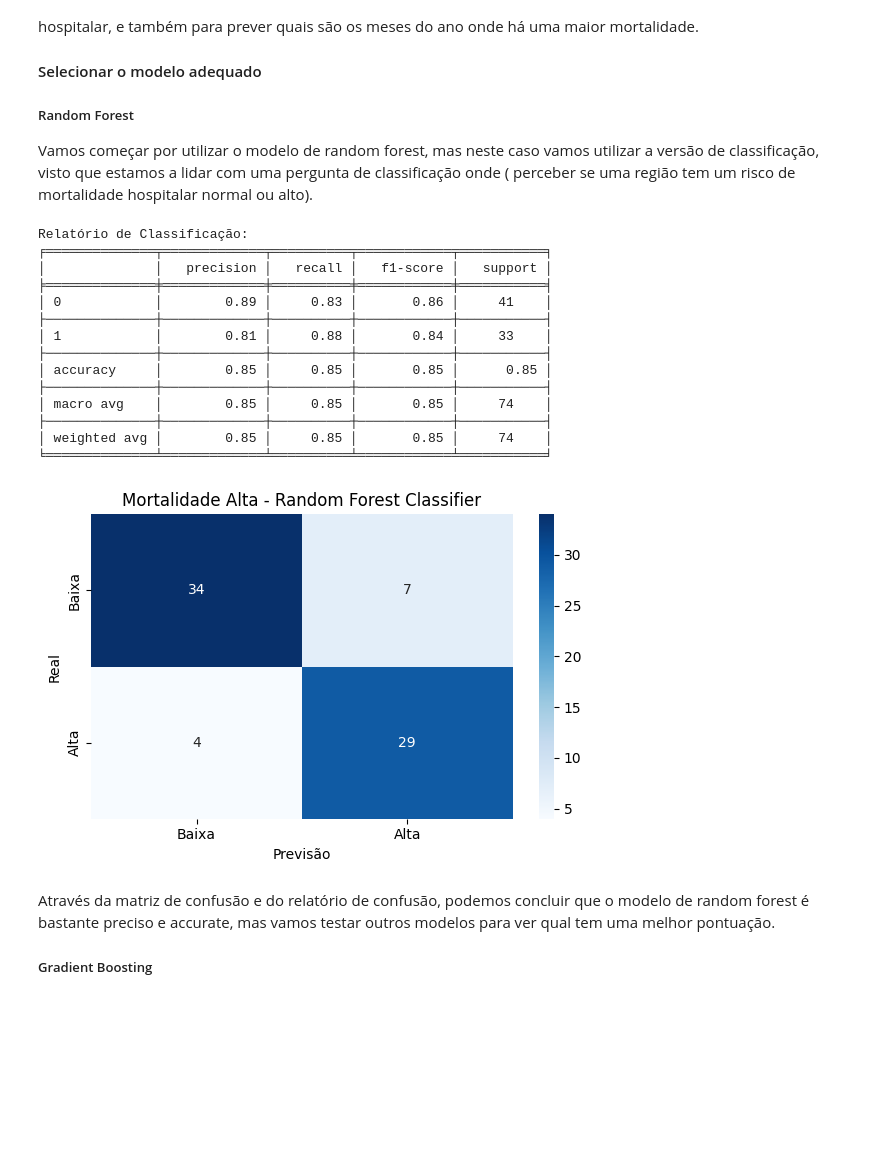
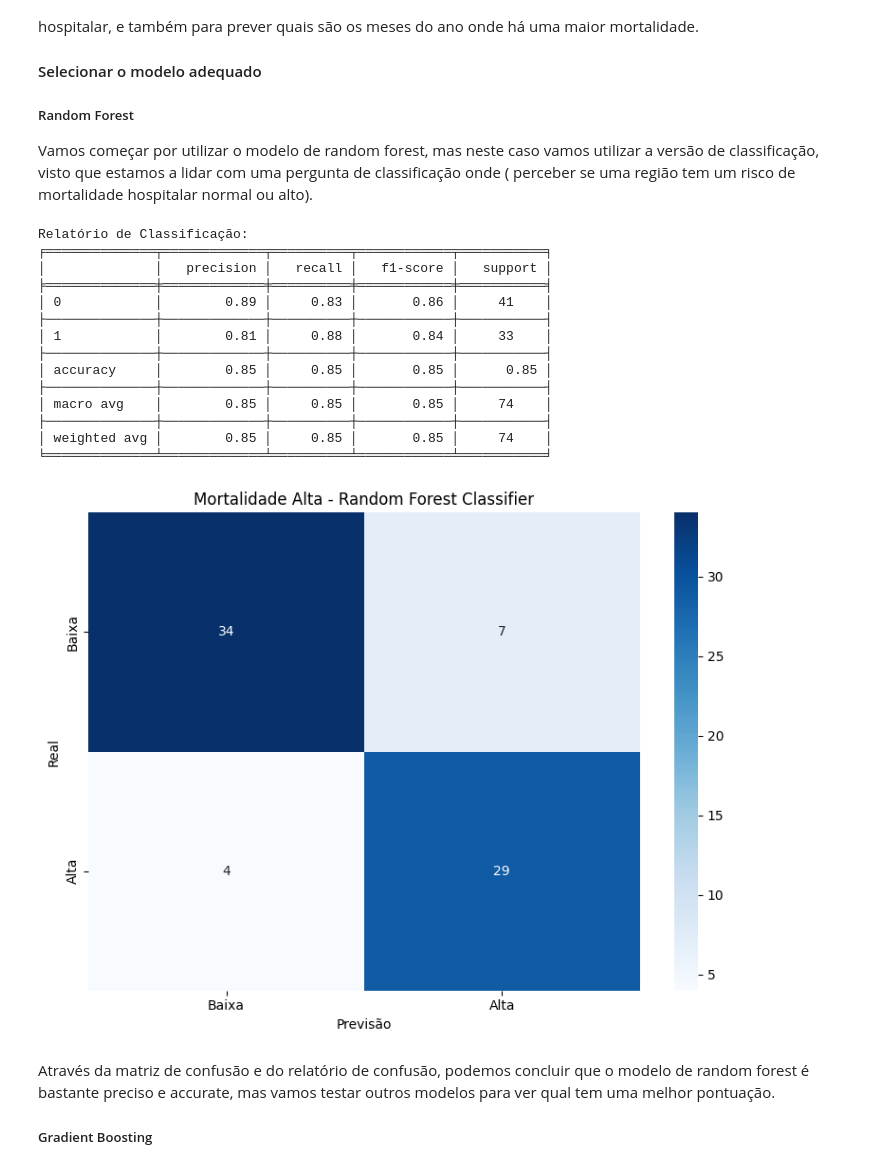
Before and after one commit to He1senb0rg/Projeto-PCD, a Jupyter notebook: projeto.ipynb, the cells around one changed output. Drawn from its saved outputs; the diff is of its cells as text; code cells hidden in the pictures; blank space fills up the shorter version.

```diff
--- a/projeto.ipynb
+++ b/projeto.ipynb
@@ -556,35 +556,35 @@ y_pred_p2 = rf_model_p2.predict(X_test_p2)
 # avaliar o modelo
 print("Relatório de Classificação:")
 report = classification_report(y_test_p2, y_pred_p2, output_dict=True)
 df_report = pd.DataFrame(report).transpose().round(2)
 
 # mostrar o relatório de classificação
 print(tabulate(df_report, headers="keys", tablefmt="fancy_grid"))
 
 # mostrar a matriz de confusão
-plt.figure(figsize=(6, 4))
+plt.figure(figsize=(8, 6))
 sns.heatmap(confusion_matrix(y_test_p2, y_pred_p2), annot=True, fmt="d", cmap="Blues", xticklabels=["Baixa", "Alta"], yticklabels=["Baixa", "Alta"])
 plt.title("Mortalidade Alta - Random Forest Classifier")
 plt.xlabel("Previsão")
 plt.ylabel("Real")
 plt.tight_layout()
 plt.show()
 # %% [output]
 Relatório de Classificação:
 ╒══════════════╤═════════════╤══════════╤════════════╤═══════════╕
 │              │   precision │   recall │   f1-score │   support │
 ╞══════════════╪═════════════╪══════════╪════════════╪═══════════╡
 │ 0            │        0.89 │     0.83 │       0.86 │     41    │
 ├──────────────┼─────────────┼──────────┼────────────┼───────────┤
 │ 1            │        0.81 │     0.88 │       0.84 │     33    │
 ├──────────────┼─────────────┼──────────┼────────────┼───────────┤
 │ accuracy     │        0.85 │     0.85 │       0.85 │      0.85 │
 ├──────────────┼─────────────┼──────────┼────────────┼───────────┤
 │ macro avg    │        0.85 │     0.85 │       0.85 │     74    │
 ├──────────────┼─────────────┼──────────┼────────────┼───────────┤
 │ weighted avg │        0.85 │     0.85 │       0.85 │     74    │
 ╘══════════════╧═════════════╧══════════╧════════════╧═══════════╛
-[figure, old version]
+[figure, new version]
 # %% [markdown]
 Através da matriz de confusão e do relatório de confusão, podemos concluir que o modelo de random forest é bastante preciso e accurate, mas vamos testar outros modelos para ver qual tem uma melhor pontuação.
 ##### Gradient Boosting
```
Also changed, not shown: parts of 3 cells of this notebook.
